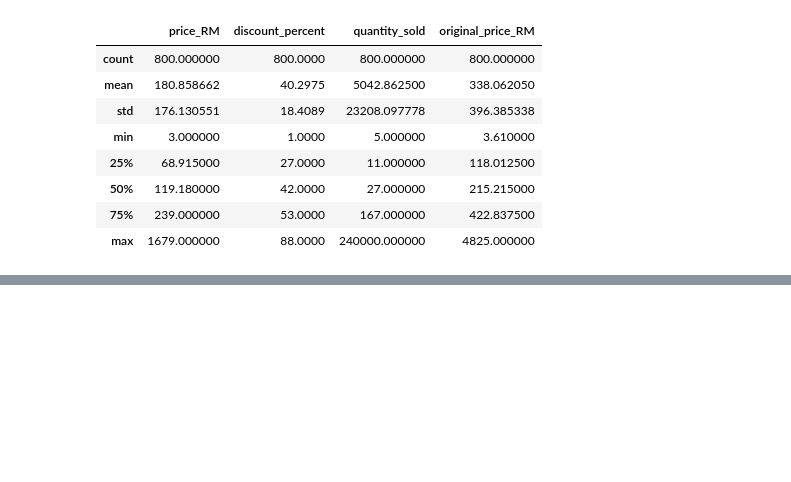
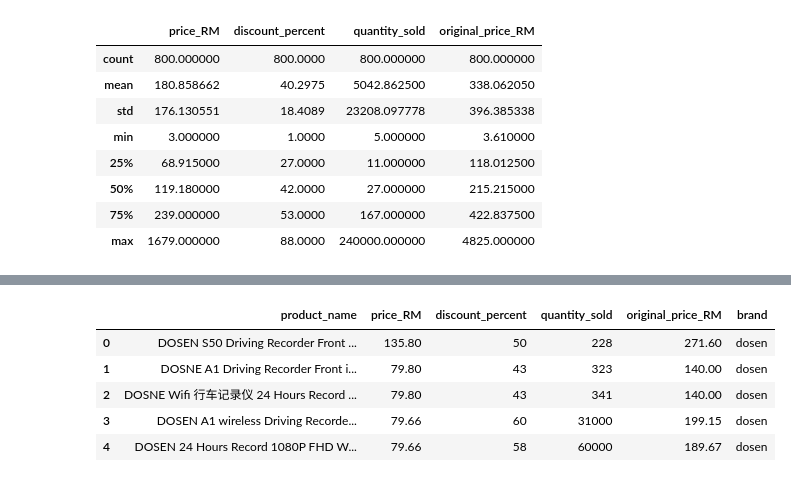
Before and after one commit to llh139/Data-Analytics-Portfolio, a Jupyter notebook: Personal Learning Project - Extracting and Analyzing Prices from E-Commerce Platform/Working File.ipynb, the cells around one changed output, grey strips where cells are left out. Saved outputs shown, nothing was run; the diff lists cells and outputs as text; code cells hidden in the pictures; blank space fills up the shorter version.

```diff
--- a/Personal Learning Project - Extracting and Analyzing Prices from E-Commerce Platform/Working File.ipynb
+++ b/Personal Learning Project - Extracting and Analyzing Prices from E-Commerce Platform/Working File.ipynb
@@ -217,3 +242,32 @@ df_800.describe()
+# %%
+# extracting brand name
+product_name_list = df_800['product_name'].astype(str).str.lower()
+brand_name_list = []
+for entry in product_name_list:
+    for brand_name in brand:
+        if entry.find(brand_name) != -1:
+            brand_name_list.append(brand_name)
+            break
+        elif (entry.find(brand_name) == -1) & (brand_name == 'southocean'): # special case for southocean (contain space between h and o)
+            if entry.find('south ocean') != -1:
+                brand_name_list.append(brand_name)
+                break
+        elif (entry.find(brand_name) == -1) & (brand_name == 'dosen'): # special case for dosen (type error as dosne)
+            if entry.find('dosne') != -1:
+                brand_name_list.append(brand_name)
+                break
+        elif (entry.find(brand_name) == -1) & (brand_name == 'homeking'): # not matching any -> other
+            brand_name_list.append('other')
+
+df_800['brand'] = pd.Series(brand_name_list)
+df_800.head()
+# %% [output]
+|  | product_name | price_RM | discount_percent | quantity_sold | original_price_RM | brand |
+| 0 | DOSEN S50 Driving Recorder Front ... | 135.80 | 50 | 228 | 271.60 | dosen |
+| 1 | DOSNE A1 Driving Recorder Front i... | 79.80 | 43 | 323 | 140.00 | dosen |
+| 2 | DOSNE Wifi 行车记录仪 24 Hours Record ... | 79.80 | 43 | 341 | 140.00 | dosen |
+| 3 | DOSEN A1 wireless Driving Recorde... | 79.66 | 60 | 31000 | 199.15 | dosen |
+| 4 | DOSEN 24 Hours Record 1080P FHD W... | 79.66 | 58 | 60000 | 189.67 | dosen |
 # %%
 import matplotlib.pyplot as plt
 import plotly.express as px
```
Also changed, not shown: parts of 20 cells of this notebook, 2 other files.
